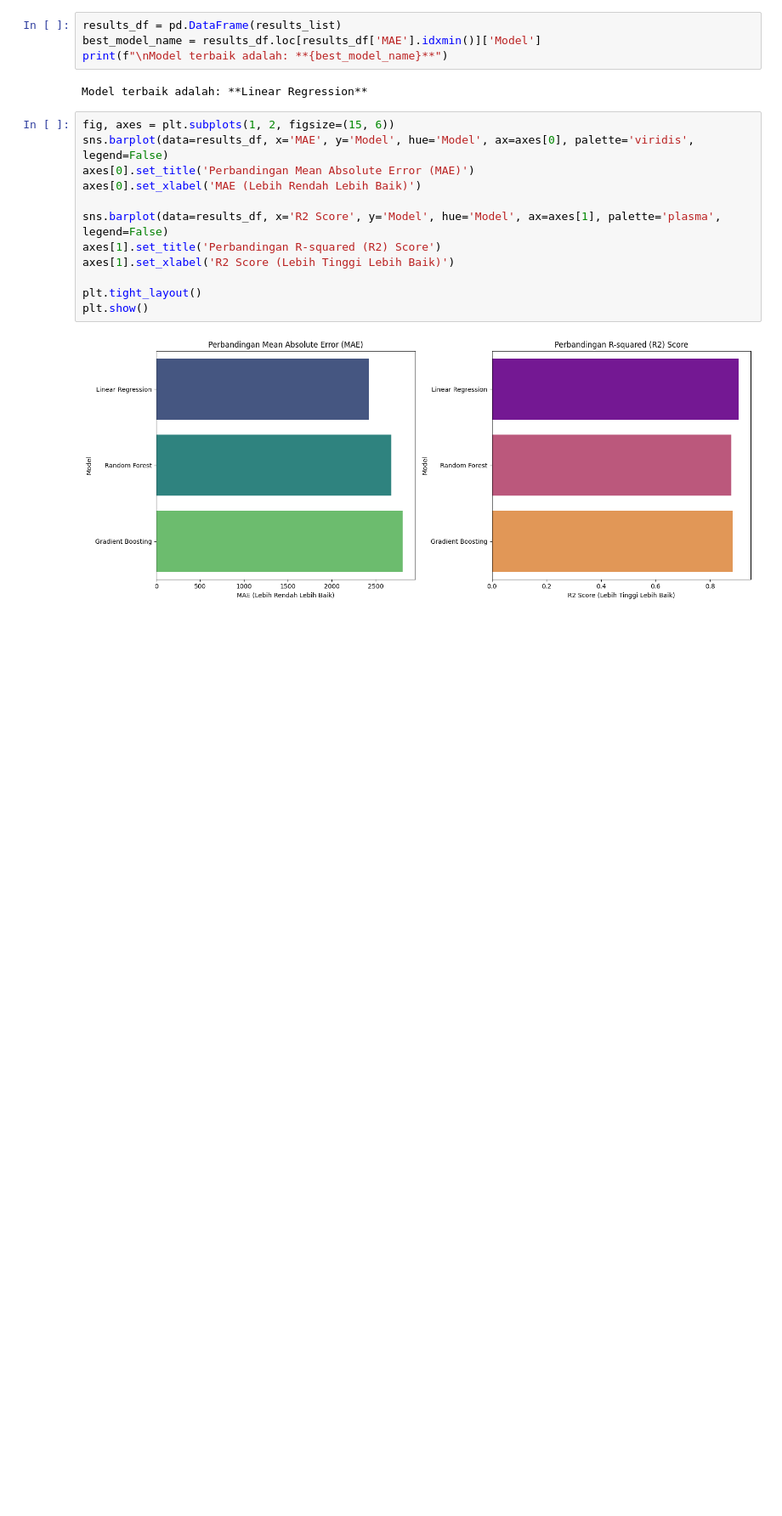
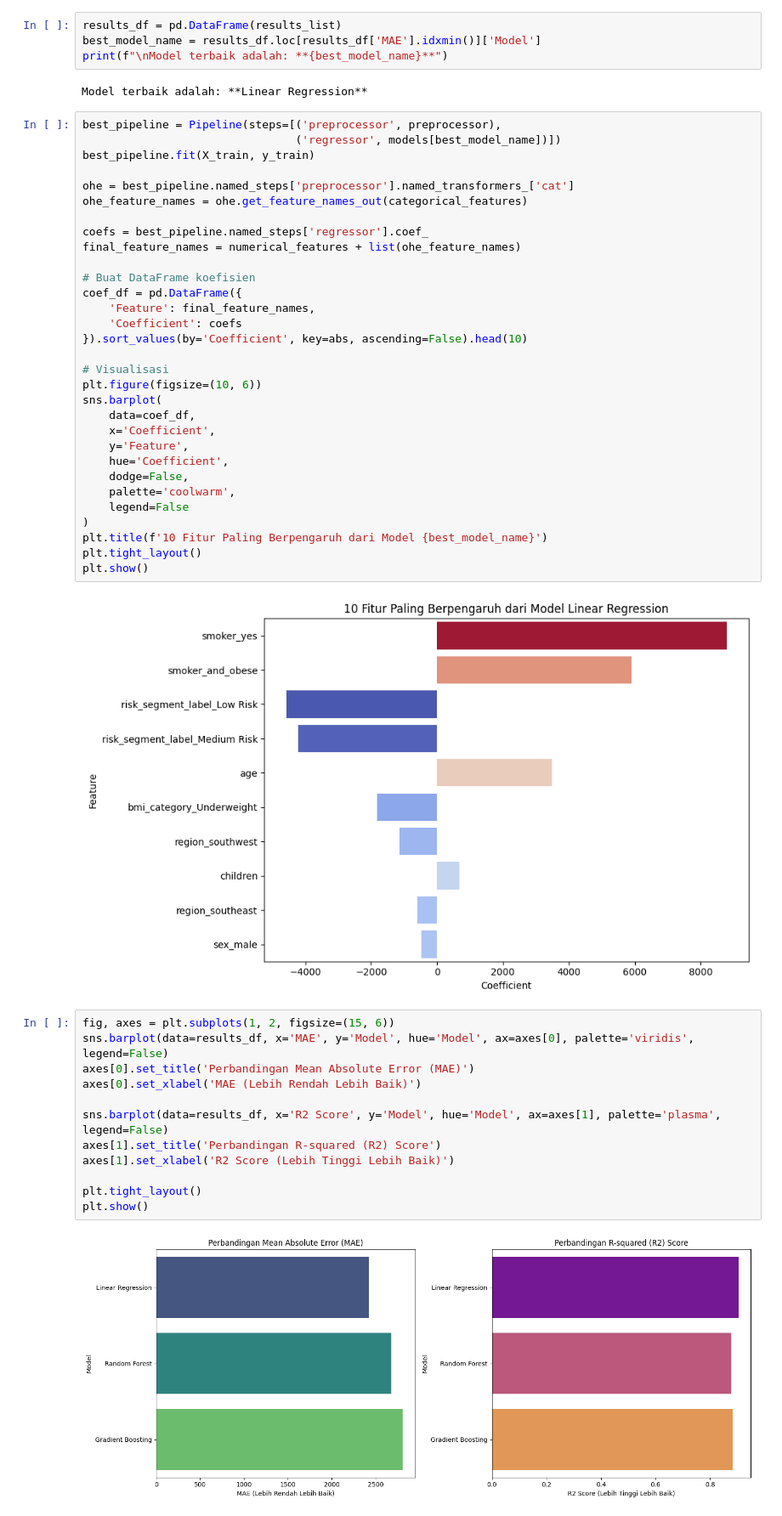
Before and after one commit to faamahardika/RiskGuard, a Jupyter notebook: insurance_prediction.ipynb, the cells around one changed output. Shown at 85% size. Drawn from its saved outputs; the diff is of its cells as text; blank space fills up the shorter version.

Commit message:
feat:adding new visualization and some changes on max/min from the input data

```diff
--- a/insurance_prediction.ipynb
+++ b/insurance_prediction.ipynb
@@ -264,6 +288,39 @@ best_model_name = results_df.loc[results_df['MAE'].idxmin()]['Model']
 print(f"\nModel terbaik adalah: **{best_model_name}**")
 # %% [output]
 Model terbaik adalah: **Linear Regression**
+# %%
+best_pipeline = Pipeline(steps=[('preprocessor', preprocessor),
+                                ('regressor', models[best_model_name])])
+best_pipeline.fit(X_train, y_train)
+
+ohe = best_pipeline.named_steps['preprocessor'].named_transformers_['cat']
+ohe_feature_names = ohe.get_feature_names_out(categorical_features)
+
+coefs = best_pipeline.named_steps['regressor'].coef_
+final_feature_names = numerical_features + list(ohe_feature_names)
+
+# Buat DataFrame koefisien
+coef_df = pd.DataFrame({
+    'Feature': final_feature_names,
+    'Coefficient': coefs
+}).sort_values(by='Coefficient', key=abs, ascending=False).head(10)
+
+# Visualisasi
+plt.figure(figsize=(10, 6))
+sns.barplot(
+    data=coef_df,
+    x='Coefficient',
+    y='Feature',
+    hue='Coefficient',
+    dodge=False,
+    palette='coolwarm',
+    legend=False
+)
+plt.title(f'10 Fitur Paling Berpengaruh dari Model {best_model_name}')
+plt.tight_layout()
+plt.show()
+# %% [output]
+[figure, added]
 # %%
 fig, axes = plt.subplots(1, 2, figsize=(15, 6))
 sns.barplot(data=results_df, x='MAE', y='Model', hue='Model', ax=axes[0], palette='viridis', legend=False)
```
Also changed, not shown: parts of 2 cells of this notebook, 2 other files.
